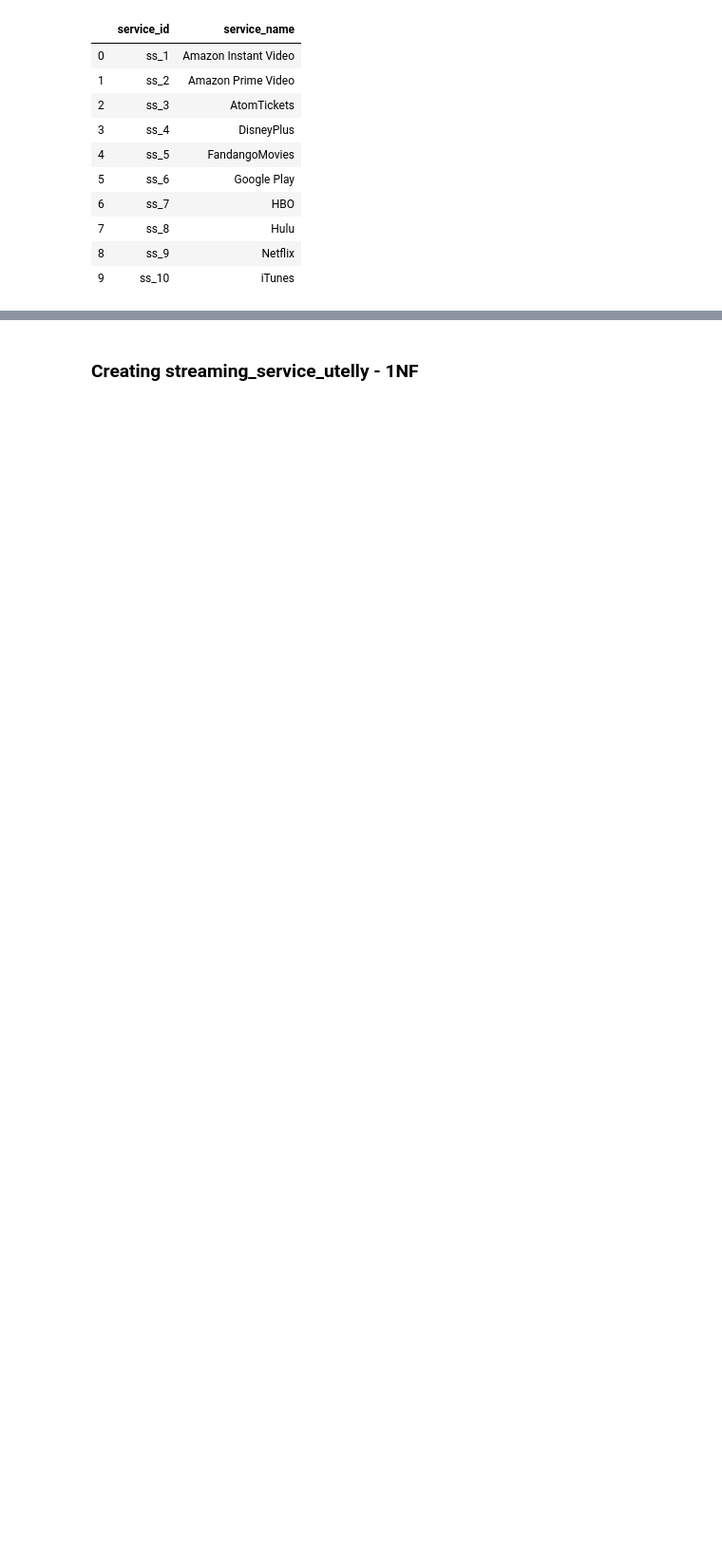
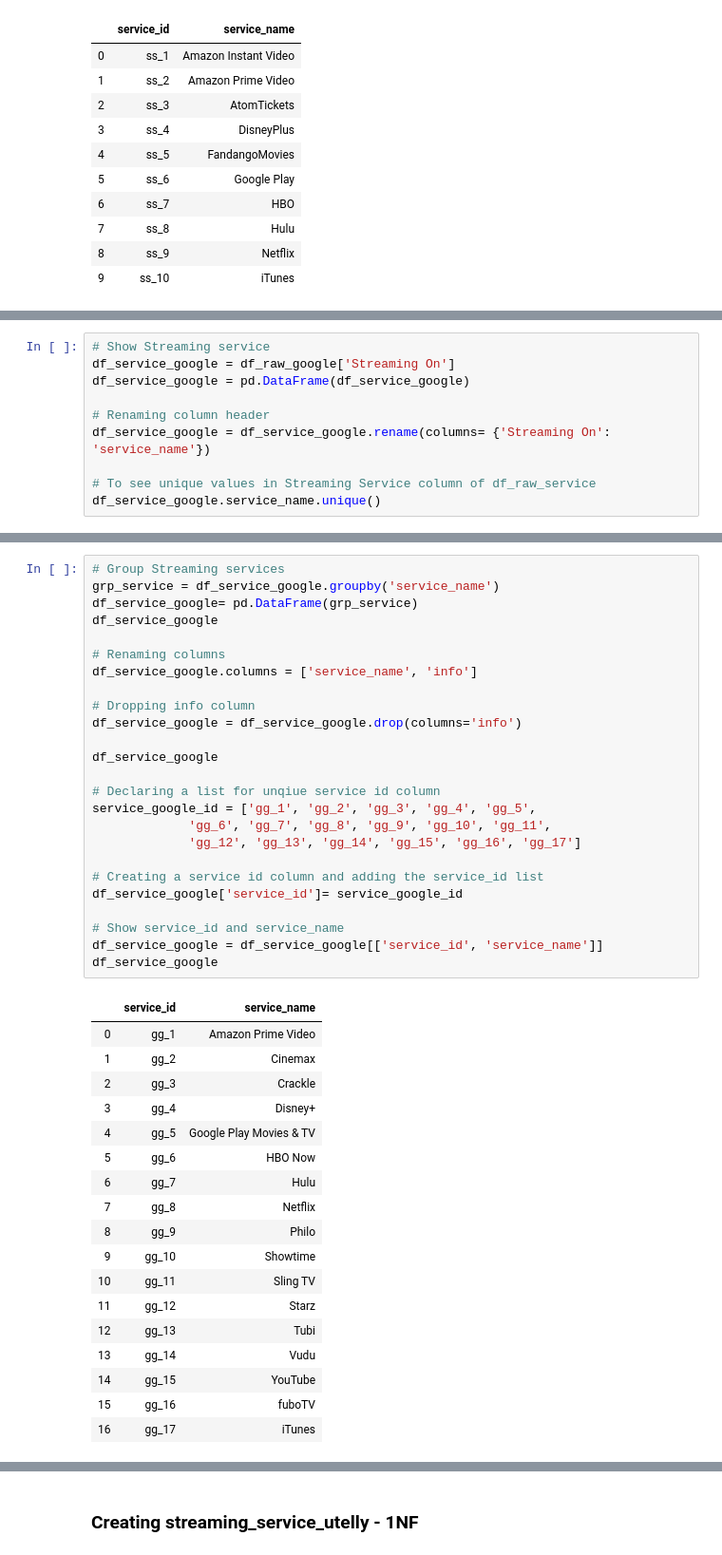
Before and after one commit to Latha-G/ETL-Project, a Jupyter notebook: Transform.ipynb, the cells around one changed output, grey strips where cells are left out. Shown at 95% size. Saved outputs shown, nothing was run; the diff lists cells and outputs as text; blank space fills up the shorter version.

Commit message:
updated transform output google_stream_service

```diff
--- a/Transform.ipynb
+++ b/Transform.ipynb
@@ -310,0 +313,10 @@ df_service.to_csv('../ETL-Project/Output/csv_files/streaming_service.csv', index
+# %%
+# Show Streaming service
+df_service_google = df_raw_google['Streaming On']
+df_service_google = pd.DataFrame(df_service_google)
+
+# Renaming column header
+df_service_google = df_service_google.rename(columns= {'Streaming On': 'service_name'})
+
+# To see unique values in Streaming Service column of df_raw_service
+df_service_google.service_name.unique()
@@ -310,0 +328,44 @@ df_service.to_csv('../ETL-Project/Output/csv_files/streaming_service.csv', index
+# %%
+# Group Streaming services
+grp_service = df_service_google.groupby('service_name')
+df_service_google= pd.DataFrame(grp_service)
+df_service_google
+
+# Renaming columns
+df_service_google.columns = ['service_name', 'info']
+
+# Dropping info column
+df_service_google = df_service_google.drop(columns='info')
+
+df_service_google
+
+# Declaring a list for unqiue service id column
+service_google_id = ['gg_1', 'gg_2', 'gg_3', 'gg_4', 'gg_5',
+             'gg_6', 'gg_7', 'gg_8', 'gg_9', 'gg_10', 'gg_11',
+             'gg_12', 'gg_13', 'gg_14', 'gg_15', 'gg_16', 'gg_17']
+
+# Creating a service id column and adding the service_id list
+df_service_google['service_id']= service_google_id
+
+# Show service_id and service_name
+df_service_google = df_service_google[['service_id', 'service_name']]
+df_service_google
+# %% [output]
+|  | service_id | service_name |
+| 0 | gg_1 | Amazon Prime Video |
+| 1 | gg_2 | Cinemax |
+| 2 | gg_3 | Crackle |
+| 3 | gg_4 | Disney+ |
+| 4 | gg_5 | Google Play Movies & TV |
+| 5 | gg_6 | HBO Now |
+| 6 | gg_7 | Hulu |
+| 7 | gg_8 | Netflix |
+| 8 | gg_9 | Philo |
+| 9 | gg_10 | Showtime |
+| 10 | gg_11 | Sling TV |
+| 11 | gg_12 | Starz |
+| 12 | gg_13 | Tubi |
+| 13 | gg_14 | Vudu |
+| 14 | gg_15 | YouTube |
+| 15 | gg_16 | fuboTV |
+| 16 | gg_17 | iTunes |
```
Also changed, not shown: parts of 8 cells of this notebook, 1 other file.
